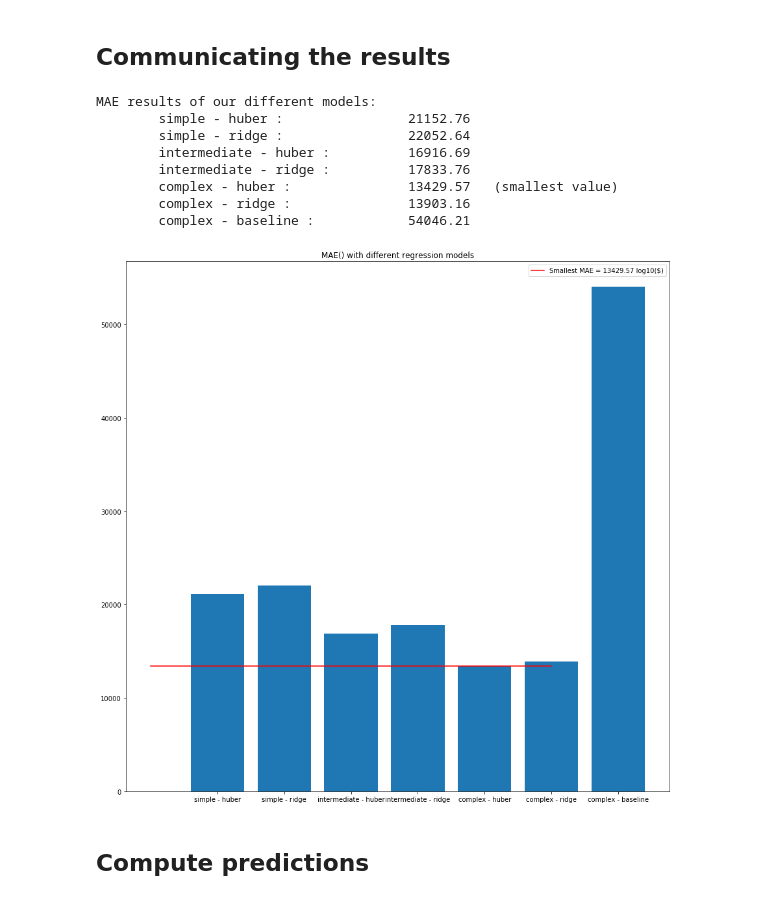
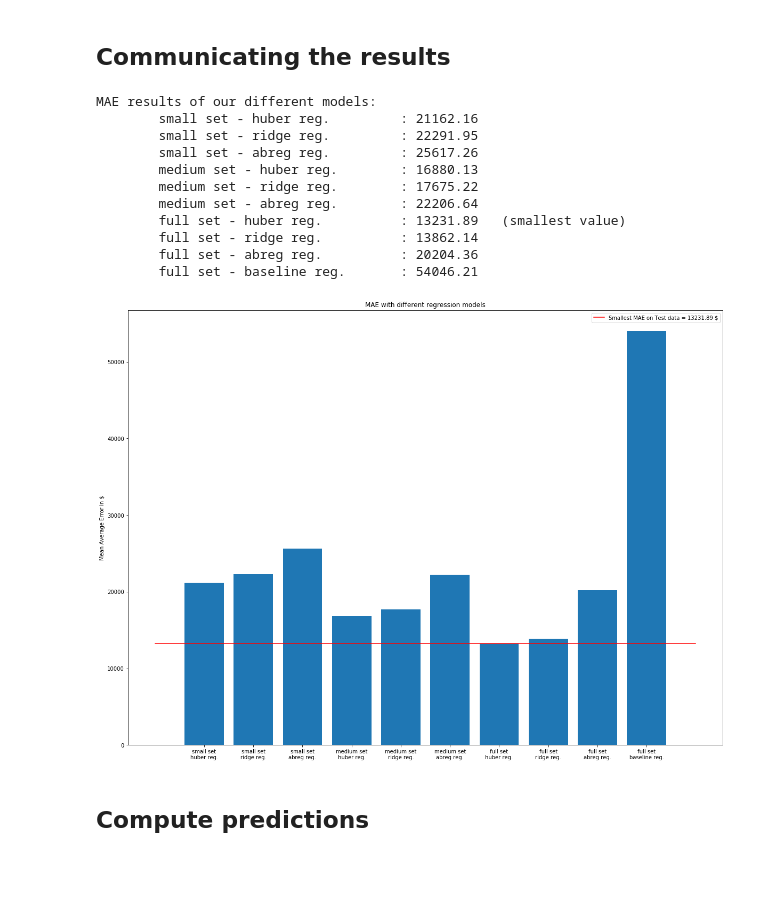
Before and after one commit to xnicolovici/machine_learning, a Jupyter notebook: notebooks/Course No 3/09. Course project/03. Part 2 - House prices/house-prices-solution-2-of-2.ipynb, the cells around one changed output. Drawn from its saved outputs; the diff is of its cells as text; code cells hidden in the pictures; blank space fills up the shorter version.

```diff
--- a/notebooks/Course No 3/09. Course project/03. Part 2 - House prices/house-prices-solution-2-of-2.ipynb
+++ b/notebooks/Course No 3/09. Course project/03. Part 2 - House prices/house-prices-solution-2-of-2.ipynb
@@ -97,9 +97,9 @@ def buildDataMatrix(models, model_name, df=train_df):
     tr_df, te_df = train_test_split(df, test_size = 1-TRAIN_SIZE, train_size=TRAIN_SIZE, random_state=RANDOM_STATE)
     # Build feature matrix X and result vector y narray from the train and test dataframe
     models[model_name]['X_tr'] = tr_df.drop('SalePrice', axis=1).values
-    models[model_name]['y_tr'] = np.log10(tr_df.SalePrice).values
+    models[model_name]['y_tr'] = tr_df.SalePrice.values
     models[model_name]['X_te'] = te_df.drop('SalePrice', axis=1).values
-    models[model_name]['y_te'] = np.log10(te_df['SalePrice']).values
+    models[model_name]['y_te'] = te_df['SalePrice'].values
 
     models[model_name]['X'] = np.concatenate((models[model_name]['X_tr'], models[model_name]['X_te']))
     models[model_name]['y'] = np.concatenate((models[model_name]['y_tr'], models[model_name]['y_te']))
@@ -118,5 +118,5 @@ def buildDataMatrix(models, model_name, df=train_df):
     print("  Shape of X variable   :",models[model_name]['X'].shape)
     print("  Shape of y variable   :",models[model_name]['y'].shape)
 
-buildDataMatrix(models, 'complex')
+buildDataMatrix(models, 'full')
 # %% [output]
@@ -139,7 +139,7 @@ from sklearn.feature_selection import SelectKBest
 from sklearn.feature_selection import mutual_info_regression
 
 # Build data for the two models
-for model_name, nb_feature in zip(['simple', 'intermediate'],[SIMPLE_NB_FEATURE, INTERMEDIATE_NB_FEATURE]):
+for model_name, nb_feature in zip(['small', 'medium'],[SMALL_NB_FEATURE, MEDIUM_NB_FEATURE]):
 
     print("Build model '{}' with {} selected using SelectKBest".format(model_name,nb_feature))
 
@@ -147,14 +147,14 @@ for model_name, nb_feature in zip(['simple', 'intermediate'],[SIMPLE_NB_FEATURE,
     select = SelectKBest(mutual_info_regression, k=nb_feature)
 
     # fit the model with models['complex'] (full feature)
-    select.fit(models['complex']['X'], models['complex']['y'])
+    select.fit(models['full']['X'], models['full']['y'])
 
     # Get a mask of the feature selected
     mask = select.get_support() #list of booleans
 
     # Retrieve feature names
     features = []
-    for bool, feature in zip(mask, models['complex']['features']):
+    for bool, feature in zip(mask, models['full']['features']):
         if bool:
             features.append(feature)
 
@@ -202,12 +203,16 @@ def MAE(y, y_pred):
 pipelines = {
     'huber': Pipeline([
             ('scaler', StandardScaler()),
-            ('huber', HuberRegressor())
+            ('huber', HuberRegressor(epsilon=1.11053))
         ]),
     'ridge': Pipeline([
             ('scaler', StandardScaler()),
-            ('ridge', Ridge())
-        ])
+            ('ridge', Ridge(alpha=162.975))
+        ]),
+    'abreg': Pipeline([
+            ('scaler', StandardScaler()),
+            ('abreg', AdaBoostRegressor())
+        ]),
 }
 # %% [markdown]
 ### Fit pipeline models to the three datasets
@@ -243,6 +251,6 @@ MAE with ridge regressor and outliers on complex model: 13903.16
 # %% [markdown]
 ### Add baseline to our global dict
 # %%
-models['complex']['regression']['baseline'] = {
-    'mae': MAE(10**models['complex']['y_te'], 10**models['complex']['y_te'].mean())
+models['full']['regression']['baseline'] = {
+    'mae': MAE(10**models['full']['y_te'], 10**models['full']['y_te'].mean())
 }
@@ -251,47 +375,51 @@ models['complex']['regression']['baseline'] = {
 # %% [markdown]
 ## Communicating the results
 # %%
-FIGURE_SIZE=(15,15)
+FIGURE_SIZE=(20,15)
 #mae_values = [mae_baseline, mae_lr_all, mae_huber_all, mae_huber_cleaned, mae_lr_cleaned]
 #mae_labels = ['Baseline w/outliers', 'LR with outliers', 'Huber wizh outliers','Huber w/o outliers', 'LR w/o outliers']
 
 mae_values = []
 mae_labels=[]
 
 print("MAE results of our different models:")
 for model_name in models.keys():
     for pipeline_name in models[model_name]['regression'].keys():
-        mae_labels.append("{} - {}".format(model_name, pipeline_name))
+        mae_labels.append("{} set\n{} reg.".format(model_name, pipeline_name))
         mae_values.append(models[model_name]['regression'][pipeline_name]['mae'])
 
 for (label, value) in zip(mae_labels, mae_values):
     if value == np.min(mae_values):
         smallest = "(smallest value)"
     else:
         smallest = ""
-    print("\t{} : \t\t{:.2f}   {}".format(label, value, smallest))
+    print("\t{:30} : {:.2f}   {}".format(label.replace("\n"," - "), value, smallest))
 
 # Bar chart to compare our model
 plt.figure(figsize=FIGURE_SIZE)
 plt.bar([i for i in range(1,len(mae_values)+1)], mae_values)
 plt.xticks([i for i in range(1,len(mae_values)+1)], mae_labels)
-plt.title('MAE() with different regression models')
+plt.title('MAE with different regression models')
+plt.ylabel("Mean Average Error in $")
 
 mae_min = np.min(mae_values)
-plt.plot([0,6],[mae_min, mae_min], c='red', label="Smallest MAE = {:.2f} log10($)".format(mae_min))
+plt.plot([0,len(mae_values)+1],[mae_min, mae_min], c='red', label="Smallest MAE on Test data = {:.2f} $".format(mae_min))
 
 plt.legend()
 plt.show()
 # %% [output]
 MAE results of our different models:
-        simple - huber :                21152.76
-        simple - ridge :                22052.64
-        intermediate - huber :          16916.69
-        intermediate - ridge :          17833.76
-        complex - huber :               13429.57   (smallest value)
-        complex - ridge :               13903.16
-        complex - baseline :            54046.21
+        small set - huber reg.         : 21162.16
+        small set - ridge reg.         : 22291.95
+        small set - abreg reg.         : 25617.26
+        medium set - huber reg.        : 16880.13
+        medium set - ridge reg.        : 17675.22
+        medium set - abreg reg.        : 22206.64
+        full set - huber reg.          : 13231.89   (smallest value)
+        full set - ridge reg.          : 13862.14
+        full set - abreg reg.          : 20204.36
+        full set - baseline reg.       : 54046.21
-[figure, old version]
+[figure, new version]
 # %% [markdown]
 ## Compute predictions
 # %% [markdown]
```
Also changed, not shown: parts of 13 cells of this notebook, 4 other files.
